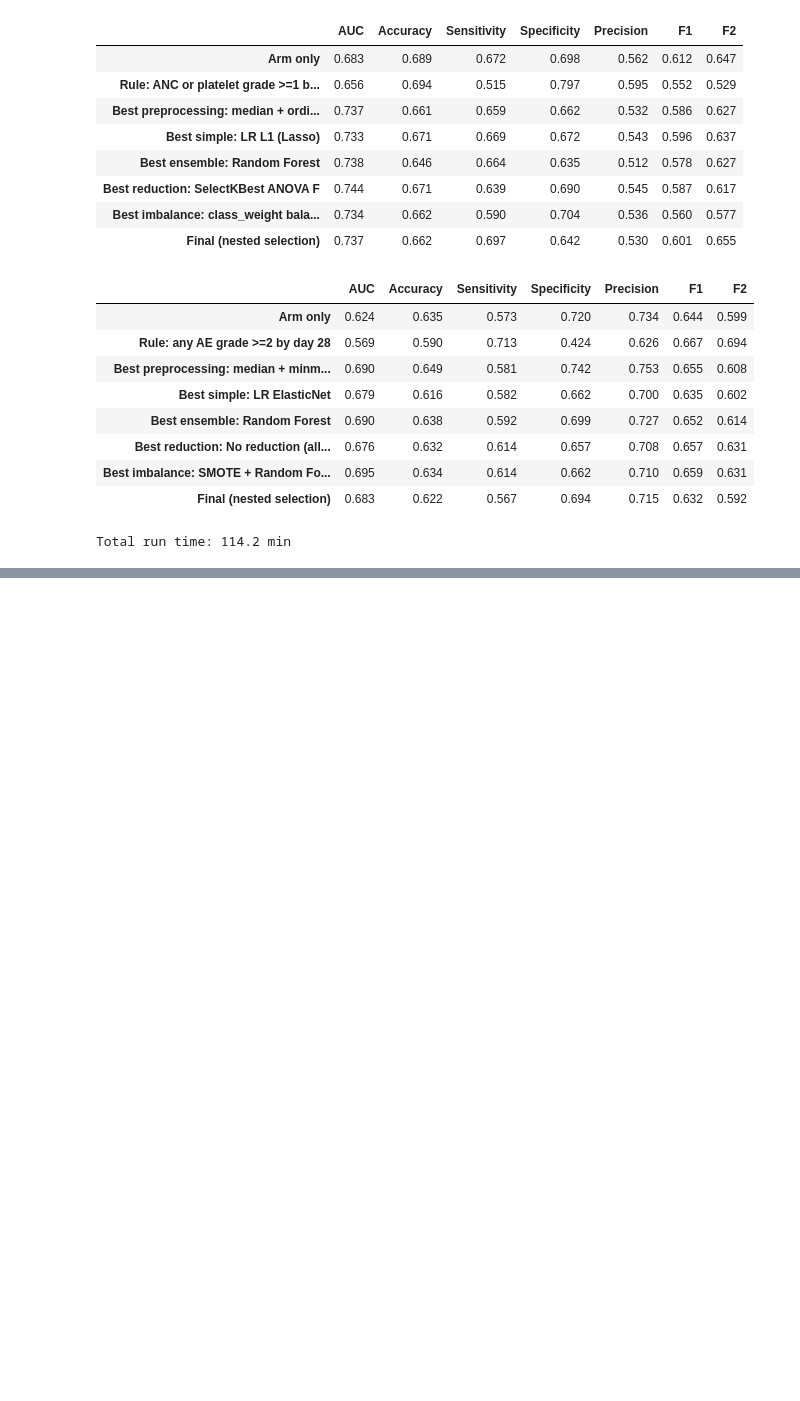
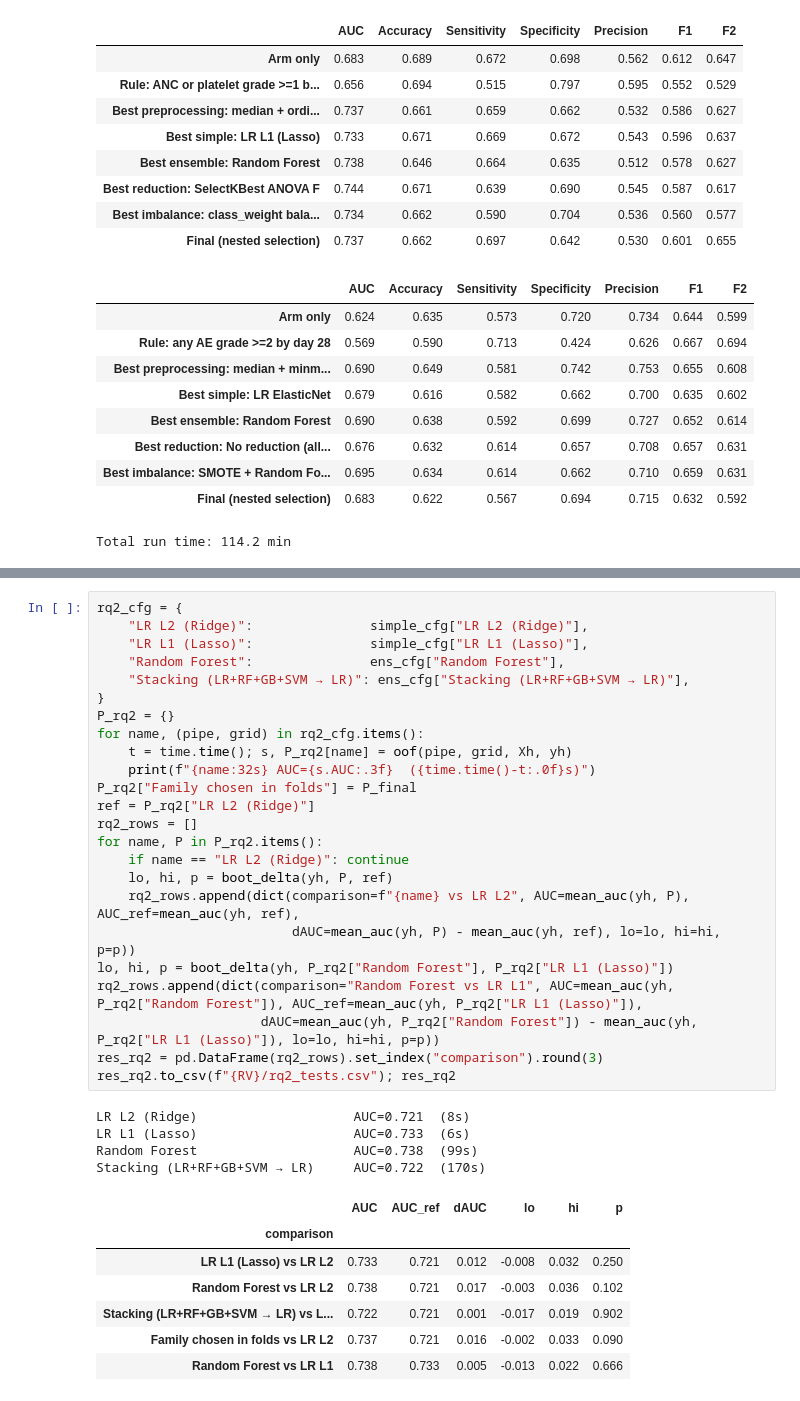
Before and after one commit to sama6064/Hematologic_Toxicity, a Jupyter notebook: RAQEEB_Toxicity_Landmark.ipynb, the cells around one changed output, grey strips where cells are left out. Saved outputs shown, nothing was run; the diff lists cells and outputs as text; blank space fills up the shorter version.

```diff
--- a/RAQEEB_Toxicity_Landmark.ipynb
+++ b/RAQEEB_Toxicity_Landmark.ipynb
@@ -1149,0 +1240,36 @@ Total run time: 114.2 min
+# %%
+rq2_cfg = {
+    "LR L2 (Ridge)":               simple_cfg["LR L2 (Ridge)"],
+    "LR L1 (Lasso)":               simple_cfg["LR L1 (Lasso)"],
+    "Random Forest":               ens_cfg["Random Forest"],
+    "Stacking (LR+RF+GB+SVM → LR)": ens_cfg["Stacking (LR+RF+GB+SVM → LR)"],
+}
+P_rq2 = {}
+for name, (pipe, grid) in rq2_cfg.items():
+    t = time.time(); s, P_rq2[name] = oof(pipe, grid, Xh, yh)
+    print(f"{name:32s} AUC={s.AUC:.3f}  ({time.time()-t:.0f}s)")
+P_rq2["Family chosen in folds"] = P_final
+ref = P_rq2["LR L2 (Ridge)"]
+rq2_rows = []
+for name, P in P_rq2.items():
+    if name == "LR L2 (Ridge)": continue
+    lo, hi, p = boot_delta(yh, P, ref)
+    rq2_rows.append(dict(comparison=f"{name} vs LR L2", AUC=mean_auc(yh, P), AUC_ref=mean_auc(yh, ref),
+                         dAUC=mean_auc(yh, P) - mean_auc(yh, ref), lo=lo, hi=hi, p=p))
+lo, hi, p = boot_delta(yh, P_rq2["Random Forest"], P_rq2["LR L1 (Lasso)"])
+rq2_rows.append(dict(comparison="Random Forest vs LR L1", AUC=mean_auc(yh, P_rq2["Random Forest"]), AUC_ref=mean_auc(yh, P_rq2["LR L1 (Lasso)"]),
+                     dAUC=mean_auc(yh, P_rq2["Random Forest"]) - mean_auc(yh, P_rq2["LR L1 (Lasso)"]), lo=lo, hi=hi, p=p))
+res_rq2 = pd.DataFrame(rq2_rows).set_index("comparison").round(3)
+res_rq2.to_csv(f"{RV}/rq2_tests.csv"); res_rq2
+# %% [output]
+LR L2 (Ridge)                    AUC=0.721  (8s)
+LR L1 (Lasso)                    AUC=0.733  (6s)
+Random Forest                    AUC=0.738  (99s)
+Stacking (LR+RF+GB+SVM → LR)     AUC=0.722  (170s)
+|  | AUC | AUC_ref | dAUC | lo | hi | p |
+| comparison |  |  |  |  |  |  |
+| LR L1 (Lasso) vs LR L2 | 0.733 | 0.721 | 0.012 | -0.008 | 0.032 | 0.250 |
+| Random Forest vs LR L2 | 0.738 | 0.721 | 0.017 | -0.003 | 0.036 | 0.102 |
+| Stacking (LR+RF+GB+SVM → LR) vs L... | 0.722 | 0.721 | 0.001 | -0.017 | 0.019 | 0.902 |
+| Family chosen in folds vs LR L2 | 0.737 | 0.721 | 0.016 | -0.002 | 0.033 | 0.090 |
+| Random Forest vs LR L1 | 0.738 | 0.733 | 0.005 | -0.013 | 0.022 | 0.666 |
```
Also changed, not shown: parts of 11 cells of this notebook, 8 other files.
